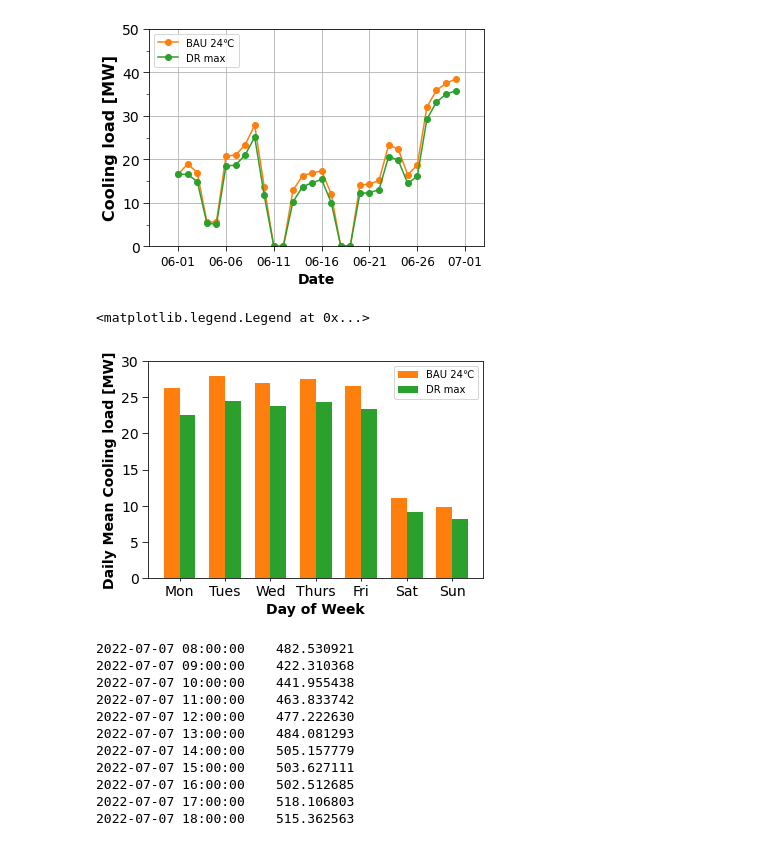
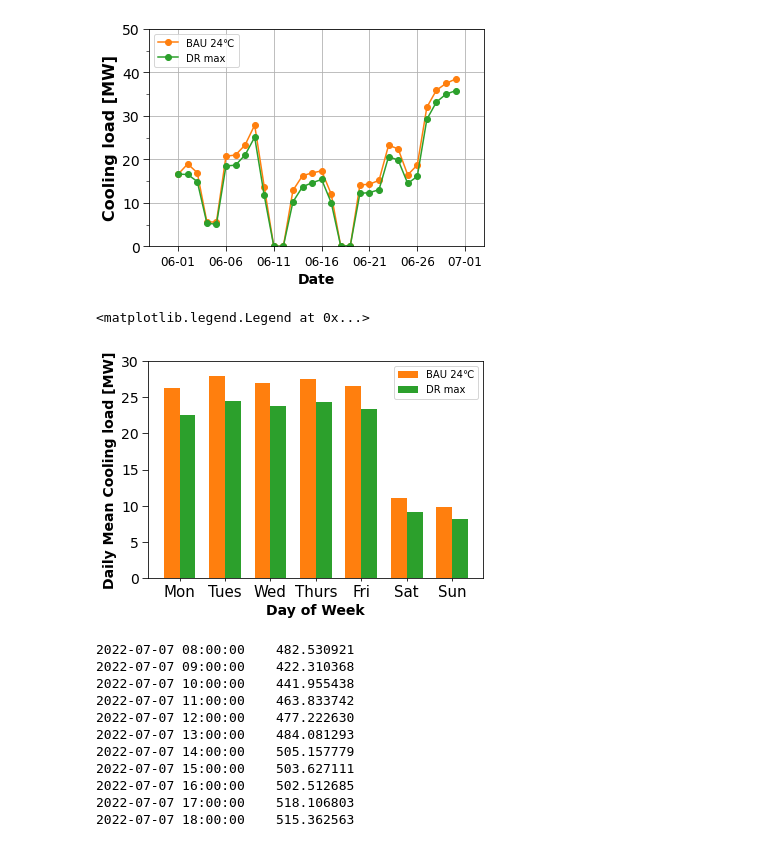
Before and after one commit to TheGreatWeitsby/MyCode, a Jupyter notebook: plot/数据处理.ipynb, the cells around one changed output. Cells and saved outputs as stored; diff of their text form; code cells hidden in the pictures.

```diff
--- a/plot/数据处理.ipynb
+++ b/plot/数据处理.ipynb
@@ -55,33 +55,33 @@ ax.legend(['BAU 24℃', 'DR max'], loc = 'upper left')
 # %%
 by_weekday = by_day.groupby(by_day.index.dayofweek).mean()
 by_weekday.index = ['Mon', 'Tues', 'Wed', 'Thurs', 'Fri', 'Sat', 'Sun']
 
 idx = np.arange(7)
 bar_width = 0.35
 
 fig, ax = plt.subplots()
 
 plt.bar(idx - 0.5*bar_width, by_weekday.iloc[:, 0], bar_width, color = 'C1', label = 'BAU 24℃')
 plt.bar(idx + 0.5*bar_width, by_weekday.iloc[:, 1], bar_width, color = 'C2', label = 'DR max')
 
 plt.xlabel('Day of Week', size = 14, weight = 'heavy')
 plt.ylabel('Daily Mean Cooling load [MW]', size = 14, weight = 'heavy')
 
 # ax.set_xticklabels(by_weekday.index)
 plt.xticks(idx, by_weekday.index)
 
 plt.ylim(0,30)
 plt.yticks(np.linspace(0,30,7))
 # ax.yaxis.set_minor_locator(mpl.ticker.MultipleLocator(5))
 
-ax.tick_params(axis = 'x', which = 'major',  size = 3, labelsize = 14)
+ax.tick_params(axis = 'x', which = 'major',  size = 3, labelsize = 15)
 ax.tick_params(axis = 'y', which = 'major', size = 6, labelsize = 14)
 ax.tick_params(axis = 'y', which = 'minor', size = 3)
 
 plt.legend()
 # %% [output]
 <matplotlib.legend.Legend at 0x...>
-[figure, old version]
+[figure, new version]
 # %%
 df_day = df7[df7.index.day == 7].iloc[:,0] # 以7月7日为例
 print(df_day)
```
